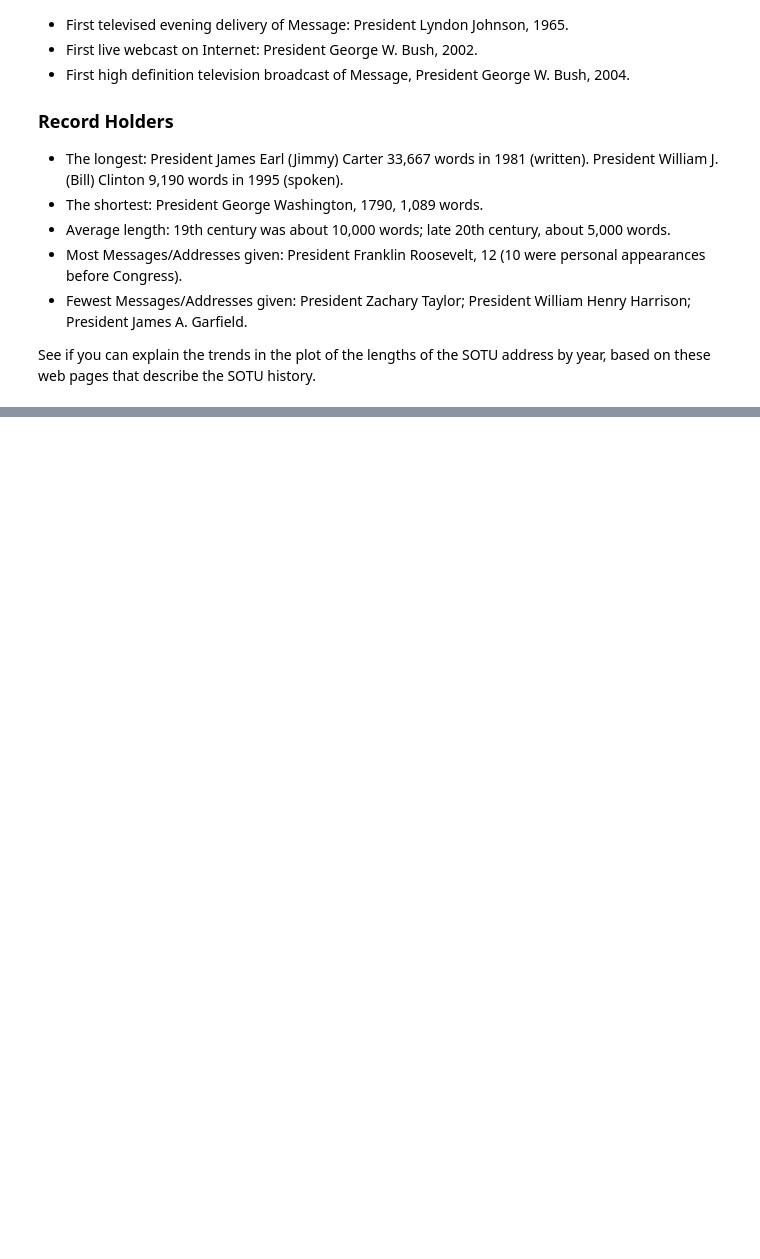
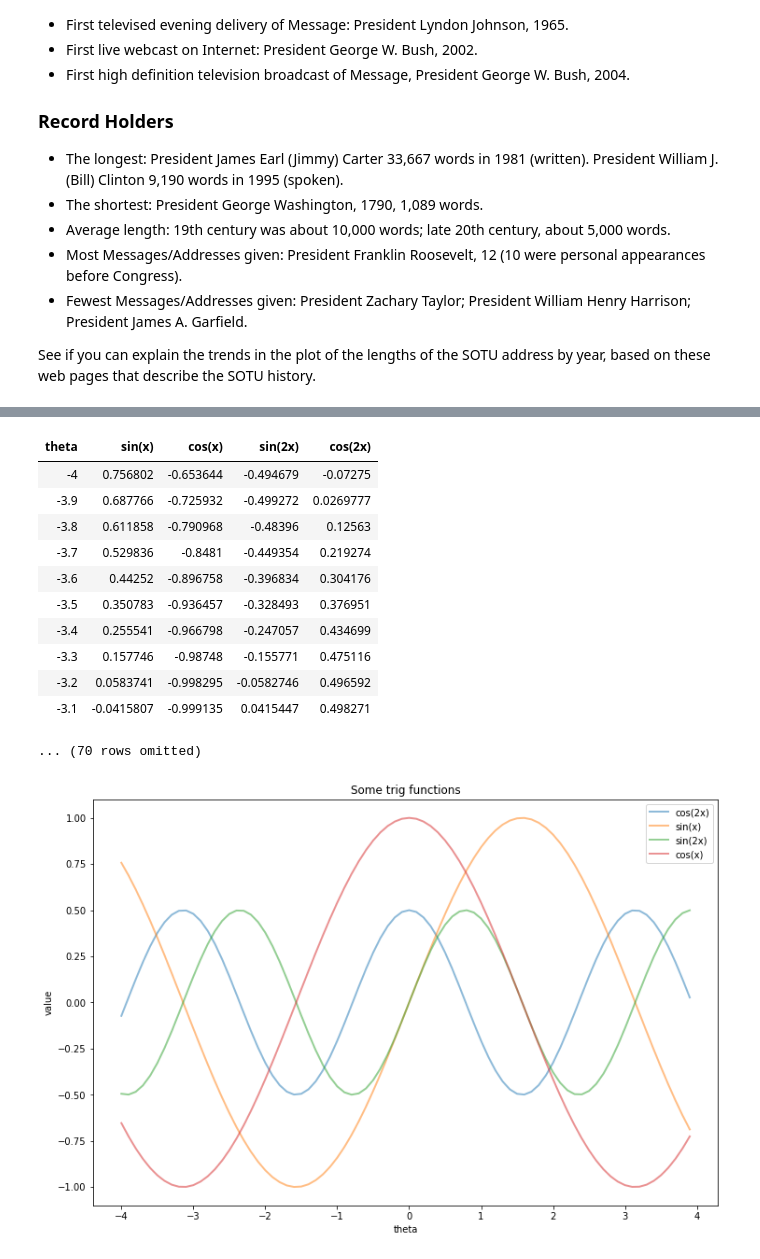
Before and after one commit to YData123/sds171, a Jupyter notebook: labs/lab04/lab04.ipynb, the cells around one changed output, grey strips where cells are left out. Saved outputs shown, nothing was run; the diff lists cells and outputs as text; code cells hidden in the pictures; blank space fills up the shorter version.

Commit message:
added line plots

```diff
--- a/labs/lab04/lab04.ipynb
+++ b/labs/lab04/lab04.ipynb
@@ -176,0 +194,38 @@ followed by some commentary on the plots in a markdown cell.
+# %%
+from datascience import *
+import numpy as np
+import matplotlib.pyplot as plt
+%matplotlib inline
+
+theta = np.arange(-4,4,.1)
+cos = np.cos(theta)
+sin = np.sin(theta)
+cos2 = .5*np.cos(2*theta)
+sin2 = .5*np.sin(2*theta)
+table = Table().with_columns('theta', theta, 'sin(x)', sin, 'cos(x)', cos, 'sin(2x)', sin2, 'cos(2x)', cos2)
+table.show(10)
+
+fig = plt.figure()
+fig.set_size_inches(12,8)
+cols = {'sin(x)', 'cos(x)', 'sin(2x)', 'cos(2x)'}
+for col in cols:
+        plt.plot(table.column('theta'), table.column(col), alpha= 0.5, linewidth=2)
+plt.xlabel('theta')
+plt.ylabel('value')
+plt.title('Some trig functions')
+plt.legend(cols)
+plt.show()
+# %% [output]
+| theta | sin(x) | cos(x) | sin(2x) | cos(2x) |
+| -4 | 0.756802 | -0.653644 | -0.494679 | -0.07275 |
+| -3.9 | 0.687766 | -0.725932 | -0.499272 | 0.0269777 |
+| -3.8 | 0.611858 | -0.790968 | -0.48396 | 0.12563 |
+| -3.7 | 0.529836 | -0.8481 | -0.449354 | 0.219274 |
+| -3.6 | 0.44252 | -0.896758 | -0.396834 | 0.304176 |
+| -3.5 | 0.350783 | -0.936457 | -0.328493 | 0.376951 |
+| -3.4 | 0.255541 | -0.966798 | -0.247057 | 0.434699 |
+| -3.3 | 0.157746 | -0.98748 | -0.155771 | 0.475116 |
+| -3.2 | 0.0583741 | -0.998295 | -0.0582746 | 0.496592 |
+| -3.1 | -0.0415807 | -0.999135 | 0.0415447 | 0.498271 |
+... (70 rows omitted)
+[figure, added]
```
Also changed, not shown: parts of 4 cells of this notebook.
